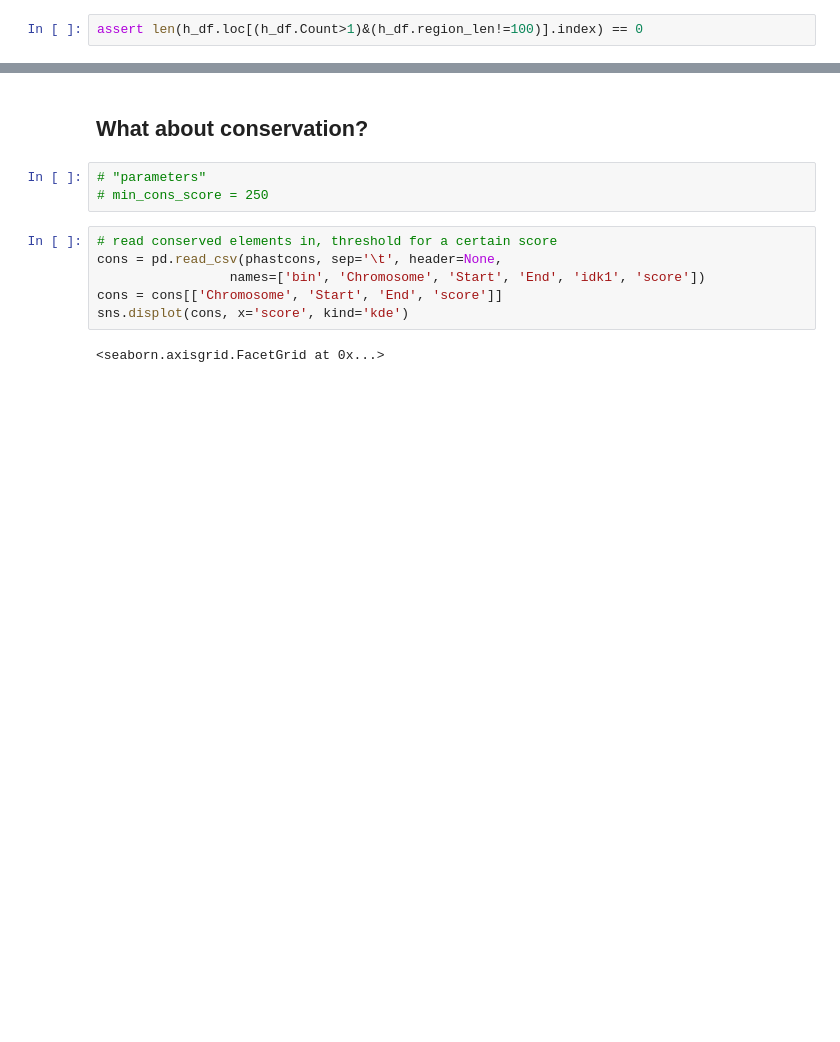
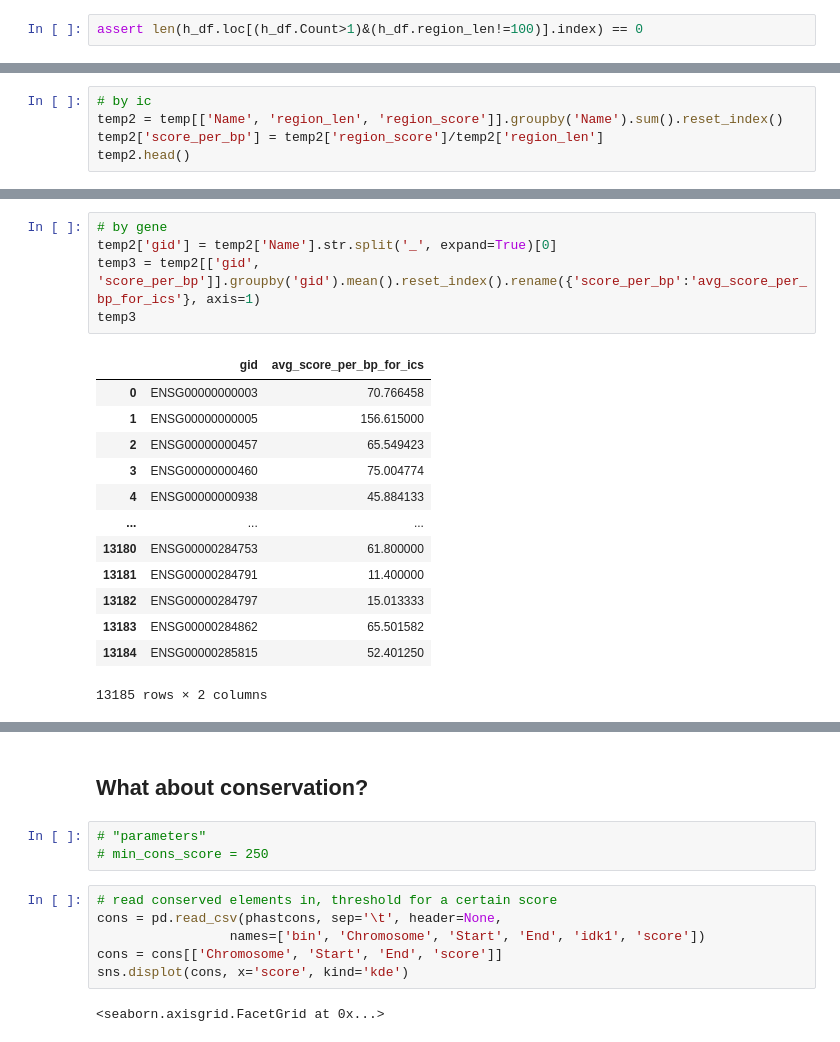
Before and after one commit to fairliereese/paper_rnawg, a Jupyter notebook: figures_revisions/revisions/human_mouse_cons_features.ipynb, the cells around one changed output, grey strips where cells are left out. Cells and saved outputs as stored; diff of their text form; blank space fills up the shorter version.

```diff
--- a/figures_revisions/revisions/human_mouse_cons_features.ipynb
+++ b/figures_revisions/revisions/human_mouse_cons_features.ipynb
@@ -937,0 +883,5 @@ assert len(h_df.loc[(h_df.Count>1)&(h_df.region_len!=100)].index) == 0
+# %%
+# by ic
+temp2 = temp[['Name', 'region_len', 'region_score']].groupby('Name').sum().reset_index()
+temp2['score_per_bp'] = temp2['region_score']/temp2['region_len']
+temp2.head()
@@ -937,0 +895,19 @@ assert len(h_df.loc[(h_df.Count>1)&(h_df.region_len!=100)].index) == 0
+# %%
+# by gene
+temp2['gid'] = temp2['Name'].str.split('_', expand=True)[0]
+temp3 = temp2[['gid', 'score_per_bp']].groupby('gid').mean().reset_index().rename({'score_per_bp':'avg_score_per_bp_for_ics'}, axis=1)
+temp3
+# %% [output]
+|  | gid | avg_score_per_bp_for_ics |
+| 0 | ENSG00000000003 | 70.766458 |
+| 1 | ENSG00000000005 | 156.615000 |
+| 2 | ENSG00000000457 | 65.549423 |
+| 3 | ENSG00000000460 | 75.004774 |
+| 4 | ENSG00000000938 | 45.884133 |
+| ... | ... | ... |
+| 13180 | ENSG00000284753 | 61.800000 |
+| 13181 | ENSG00000284791 | 11.400000 |
+| 13182 | ENSG00000284797 | 15.013333 |
+| 13183 | ENSG00000284862 | 65.501582 |
+| 13184 | ENSG00000285815 | 52.401250 |
+13185 rows × 2 columns
```
Also changed, not shown: parts of 34 cells of this notebook, 2 other files.
